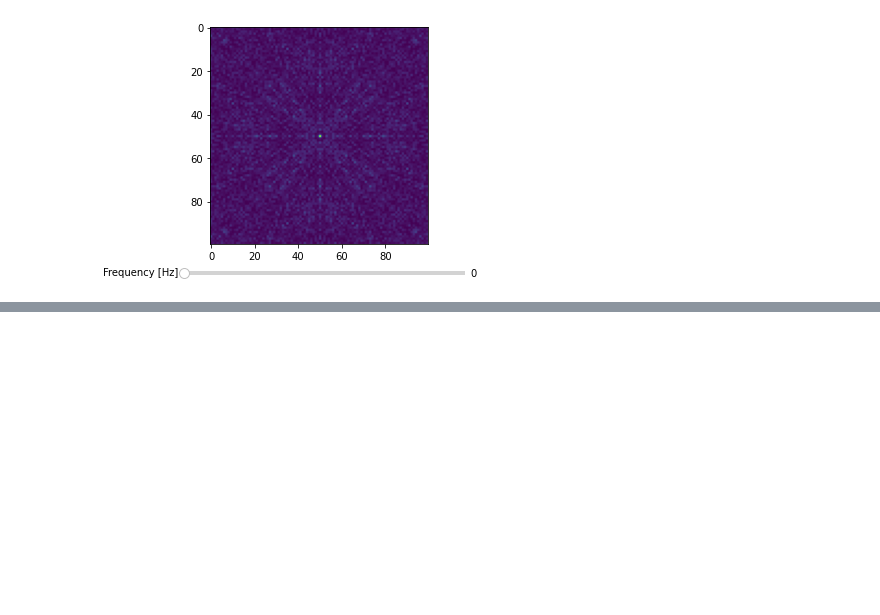
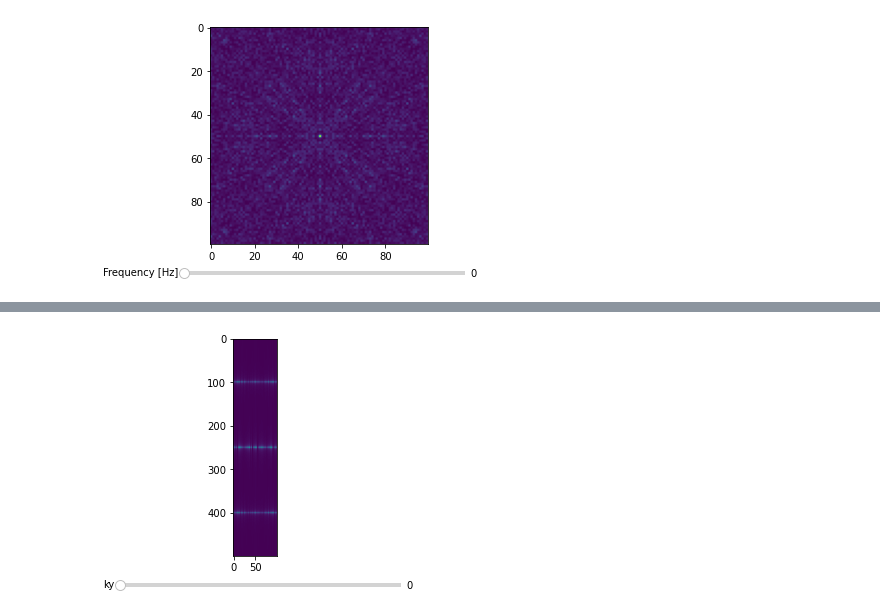
Before and after one commit to PaRaD1SE98/waves, a Jupyter notebook: notebooks/waves_mpl.ipynb, the cells around one changed output, grey strips where cells are left out. Saved outputs shown, nothing was run; the diff lists cells and outputs as text; code cells hidden in the pictures; blank space fills up the shorter version.

```diff
--- a/notebooks/waves_mpl.ipynb
+++ b/notebooks/waves_mpl.ipynb
@@ -125,0 +149,23 @@ plt.show()
+# %%
+fig5 = plt.figure()
+ax = fig5.add_subplot()
+image_fft_ky = ax.imshow(fft_wave2[:, 0, :].T, cmap='viridis')
+ax_ky = plt.axes([0.20, 0.01, 0.65, 0.03])
+kx_slider = Slider(
+    ax=ax_ky,
+    label='ky',
+    valmin=0,
+    valmax=fft_wave2.shape[1],
+    valinit=0,
+)
+
+
+def update_ky(val):
+    ax.imshow(fft_wave2[int(val), :, :].T, cmap='viridis')
+    fig5.canvas.draw_idle()
+
+
+kx_slider.on_changed(update_ky)
+plt.show()
+# %% [output]
+[figure, added]
```
Also changed, not shown: parts of 2 cells of this notebook, 1 other file.
